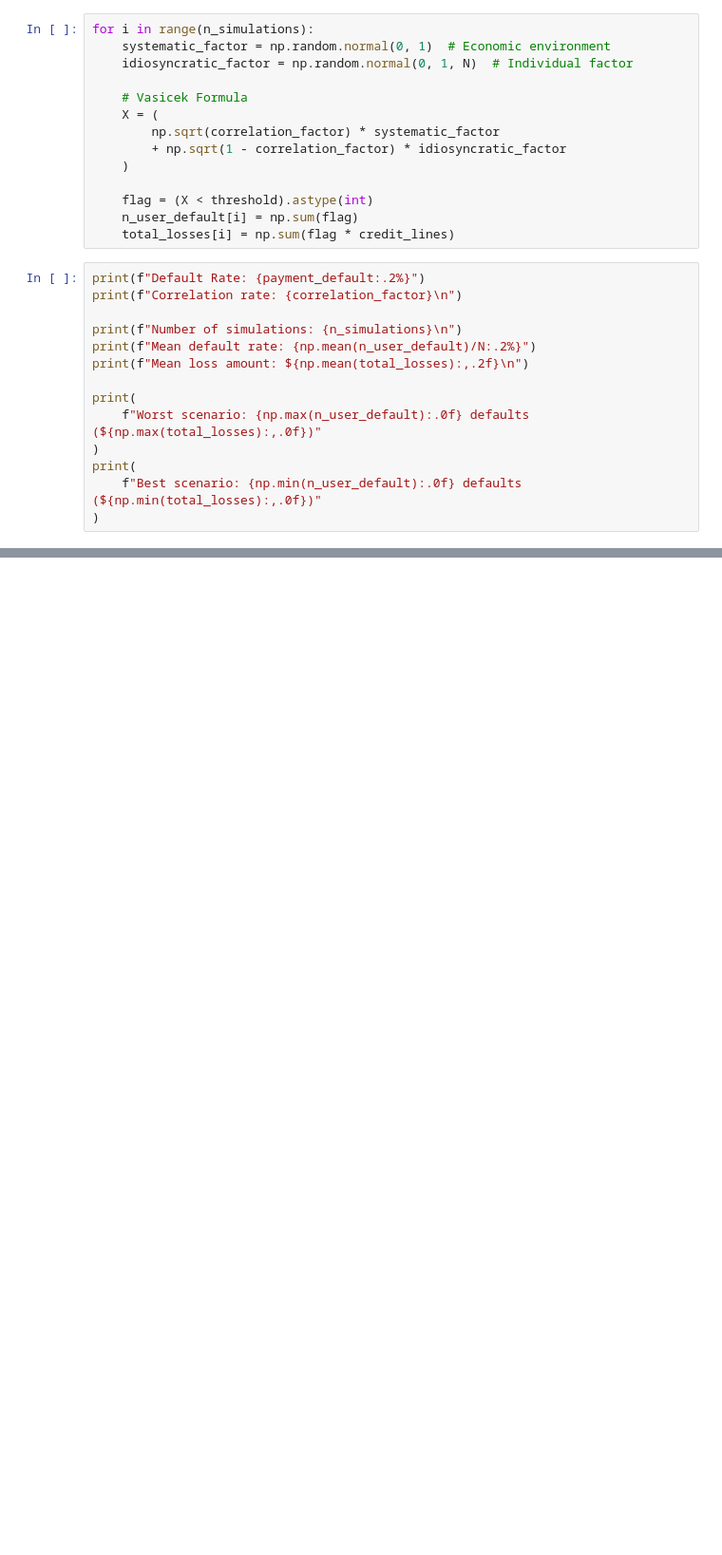
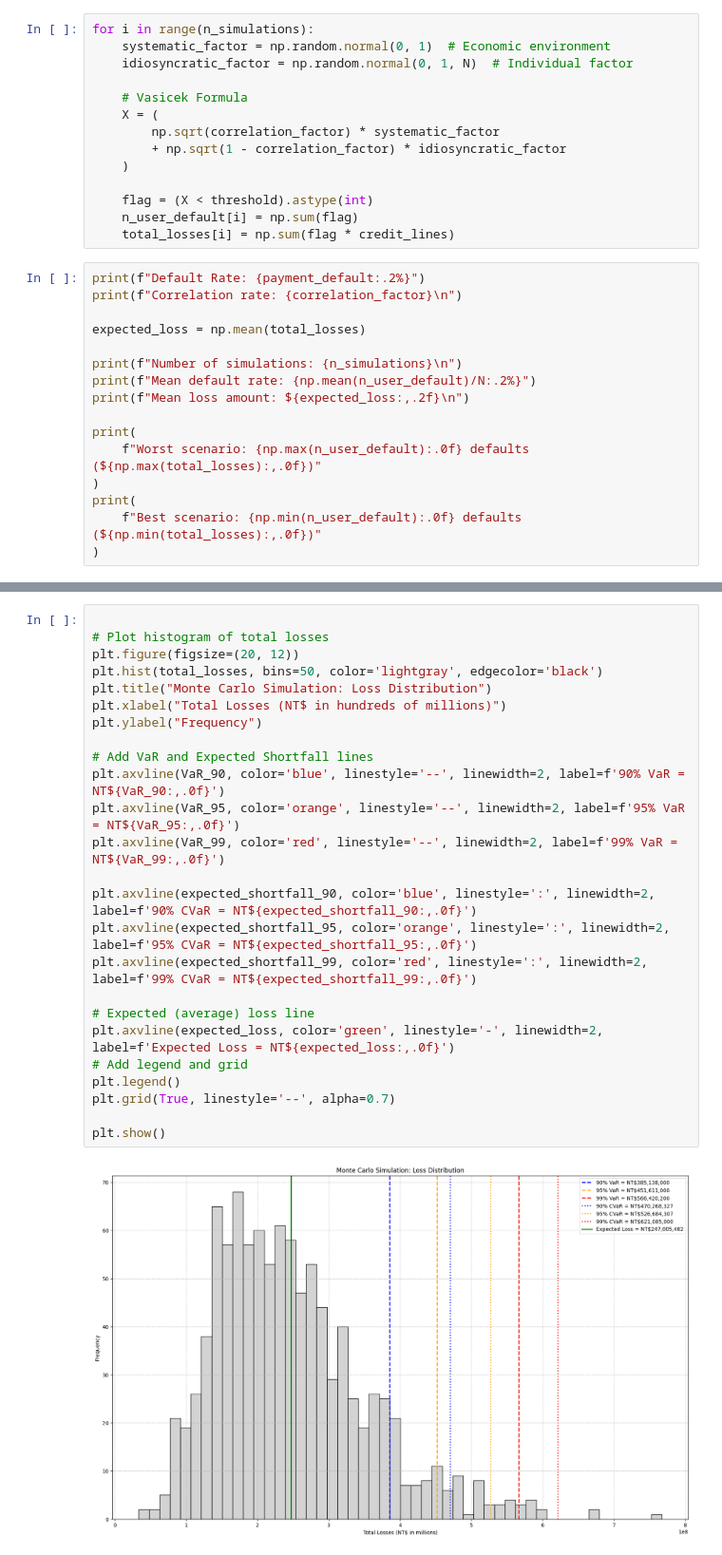
Before and after one commit to ammylin/MATH_789_final_project, a Jupyter notebook: 01_simulations.ipynb, the cells around one changed output, grey strips where cells are left out. Shown at 95% size. Drawn from its saved outputs; the diff is of its cells as text; blank space fills up the shorter version.

Commit message:
finished calculations, added plots and summary stats table

```diff
--- a/01_simulations.ipynb
+++ b/01_simulations.ipynb
@@ -104,9 +105,11 @@ for i in range(n_simulations):
 print(f"Default Rate: {payment_default:.2%}")
 print(f"Correlation rate: {correlation_factor}\n")
 
+expected_loss = np.mean(total_losses)
+
 print(f"Number of simulations: {n_simulations}\n")
 print(f"Mean default rate: {np.mean(n_user_default)/N:.2%}")
-print(f"Mean loss amount: ${np.mean(total_losses):,.2f}\n")
+print(f"Mean loss amount: ${expected_loss:,.2f}\n")
 
 print(
     f"Worst scenario: {np.max(n_user_default):.0f} defaults (${np.max(total_losses):,.0f})"
@@ -132,0 +175,27 @@ print(f"\nValue at Risk (VaR) at {confidence1:.0%} confidence level: ${VaR_99:,.
+# %%
+
+# Plot histogram of total losses
+plt.figure(figsize=(20, 12))
+plt.hist(total_losses, bins=50, color='lightgray', edgecolor='black')
+plt.title("Monte Carlo Simulation: Loss Distribution")
+plt.xlabel("Total Losses (NT$ in hundreds of millions)")
+plt.ylabel("Frequency")
+
+# Add VaR and Expected Shortfall lines
+plt.axvline(VaR_90, color='blue', linestyle='--', linewidth=2, label=f'90% VaR = NT${VaR_90:,.0f}')
+plt.axvline(VaR_95, color='orange', linestyle='--', linewidth=2, label=f'95% VaR = NT${VaR_95:,.0f}')
+plt.axvline(VaR_99, color='red', linestyle='--', linewidth=2, label=f'99% VaR = NT${VaR_99:,.0f}')
+
+plt.axvline(expected_shortfall_90, color='blue', linestyle=':', linewidth=2, label=f'90% CVaR = NT${expected_shortfall_90:,.0f}')
+plt.axvline(expected_shortfall_95, color='orange', linestyle=':', linewidth=2, label=f'95% CVaR = NT${expected_shortfall_95:,.0f}')
+plt.axvline(expected_shortfall_99, color='red', linestyle=':', linewidth=2, label=f'99% CVaR = NT${expected_shortfall_99:,.0f}')
+
+# Expected (average) loss line
+plt.axvline(expected_loss, color='green', linestyle='-', linewidth=2, label=f'Expected Loss = NT${expected_loss:,.0f}')
+# Add legend and grid
+plt.legend()
+plt.grid(True, linestyle='--', alpha=0.7)
+
+plt.show()
+# %% [output]
+[figure, added]
```
Also changed, not shown: parts of 5 cells of this notebook.
